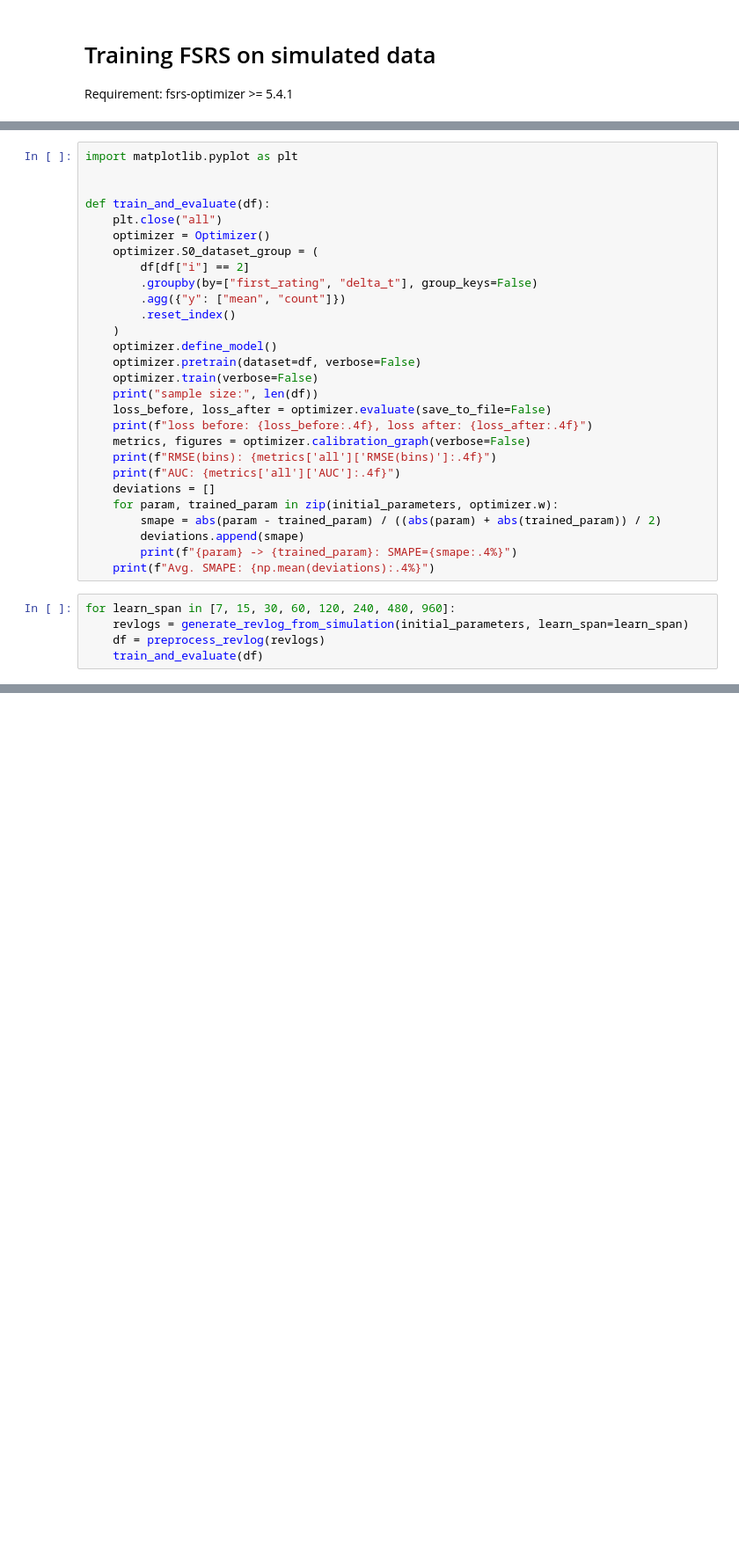
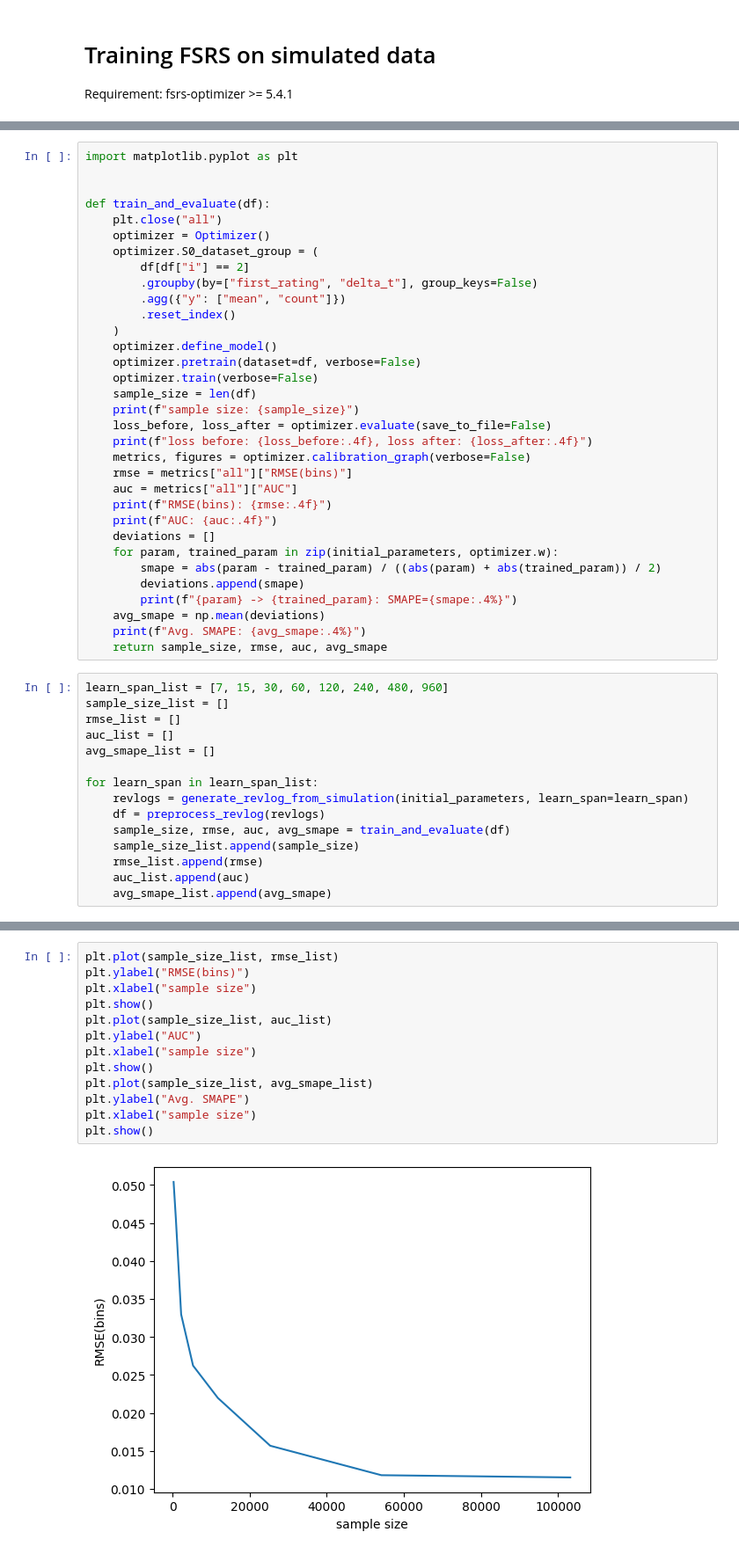
Before and after one commit to open-spaced-repetition/fsrs-trained-on-simulated-data, a Jupyter notebook: notebook.ipynb, the cells around one changed output, grey strips where cells are left out. Shown at 88% size. Cells and saved outputs as stored; diff of their text form; blank space fills up the shorter version.

Commit message:
add more graphs

```diff
--- a/notebook.ipynb
+++ b/notebook.ipynb
@@ -117,23 +115,38 @@ def train_and_evaluate(df):
     optimizer.define_model()
     optimizer.pretrain(dataset=df, verbose=False)
     optimizer.train(verbose=False)
-    print("sample size:", len(df))
+    sample_size = len(df)
+    print(f"sample size: {sample_size}")
     loss_before, loss_after = optimizer.evaluate(save_to_file=False)
     print(f"loss before: {loss_before:.4f}, loss after: {loss_after:.4f}")
     metrics, figures = optimizer.calibration_graph(verbose=False)
-    print(f"RMSE(bins): {metrics['all']['RMSE(bins)']:.4f}")
-    print(f"AUC: {metrics['all']['AUC']:.4f}")
+    rmse = metrics["all"]["RMSE(bins)"]
+    auc = metrics["all"]["AUC"]
+    print(f"RMSE(bins): {rmse:.4f}")
+    print(f"AUC: {auc:.4f}")
     deviations = []
     for param, trained_param in zip(initial_parameters, optimizer.w):
         smape = abs(param - trained_param) / ((abs(param) + abs(trained_param)) / 2)
         deviations.append(smape)
         print(f"{param} -> {trained_param}: SMAPE={smape:.4%}")
-    print(f"Avg. SMAPE: {np.mean(deviations):.4%}")
+    avg_smape = np.mean(deviations)
+    print(f"Avg. SMAPE: {avg_smape:.4%}")
+    return sample_size, rmse, auc, avg_smape
 # %%
-for learn_span in [7, 15, 30, 60, 120, 240, 480, 960]:
+learn_span_list = [7, 15, 30, 60, 120, 240, 480, 960]
+sample_size_list = []
+rmse_list = []
+auc_list = []
+avg_smape_list = []
+
+for learn_span in learn_span_list:
     revlogs = generate_revlog_from_simulation(initial_parameters, learn_span=learn_span)
     df = preprocess_revlog(revlogs)
-    train_and_evaluate(df)
+    sample_size, rmse, auc, avg_smape = train_and_evaluate(df)
+    sample_size_list.append(sample_size)
+    rmse_list.append(rmse)
+    auc_list.append(auc)
+    avg_smape_list.append(avg_smape)
 # %% [output]
 sample size: 273
 loss before: 0.3180, loss after: 0.2817
@@ -278,3 +291,18 @@ Avg. SMAPE: 13.4058%
 [figure]
 [figure]
 [figure]
+# %%
+plt.plot(sample_size_list, rmse_list)
+plt.ylabel("RMSE(bins)")
+plt.xlabel("sample size")
+plt.show()
+plt.plot(sample_size_list, auc_list)
+plt.ylabel("AUC")
+plt.xlabel("sample size")
+plt.show()
+plt.plot(sample_size_list, avg_smape_list)
+plt.ylabel("Avg. SMAPE")
+plt.xlabel("sample size")
+plt.show()
+# %% [output]
+[figure, added]
```
Also changed, not shown: parts of 2 cells of this notebook.
